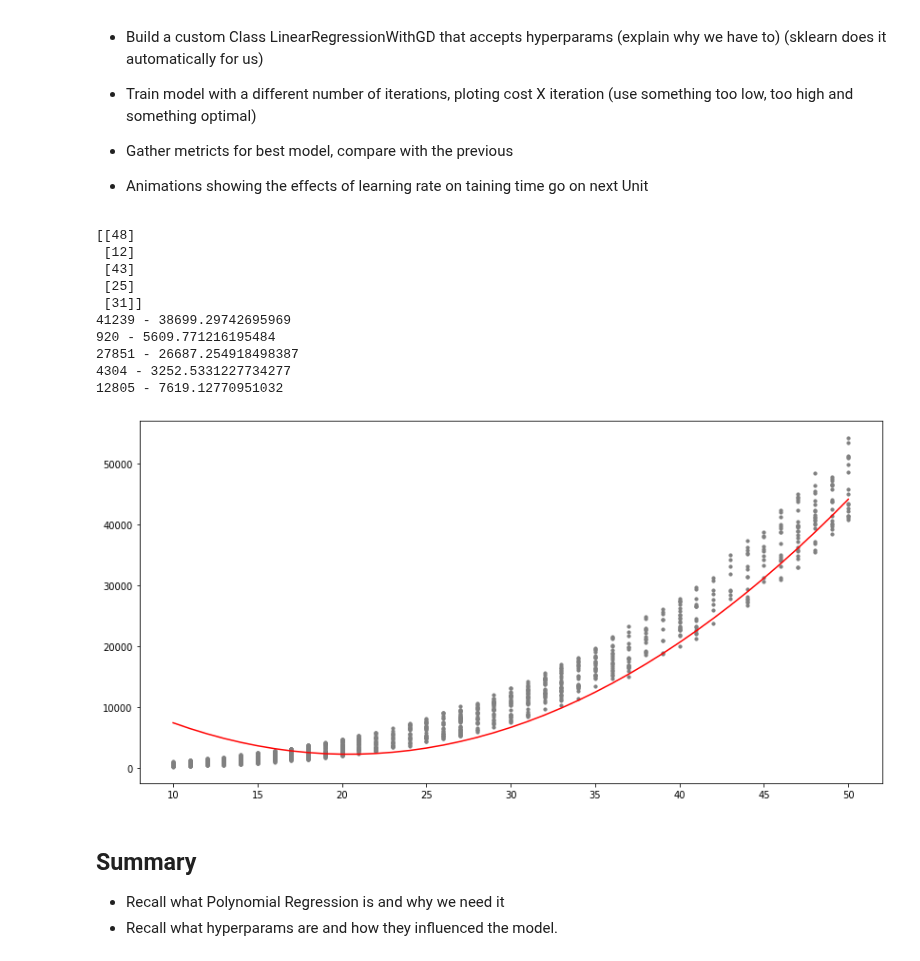
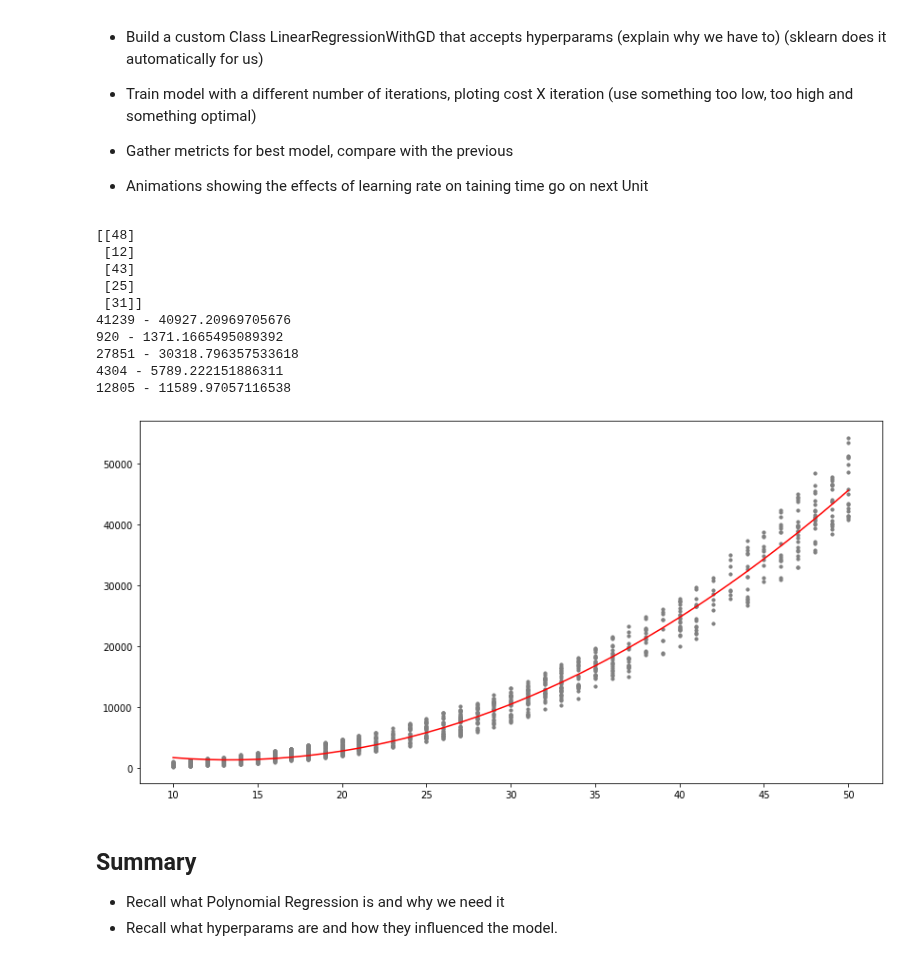
Before and after one commit to MicrosoftDocs/mslearn-introduction-to-machine-learning, a Jupyter notebook: 1b - unit 03 alt2.ipynb, the cells around one changed output. Drawn from its saved outputs; the diff is of its cells as text; code cells hidden in the pictures.

```diff
--- a/1b - unit 03 alt2.ipynb
+++ b/1b - unit 03 alt2.ipynb
@@ -187,7 +187,7 @@ X_poly = to_polynomial(X_norm)
 # print(X_poly)
 
 # Choose some alpha value - change this
-alpha = .001
+alpha = .01
 num_iters = 1000
 
 # init theta and run gradient descent
@@ -224,39 +224,39 @@ plt.show()
 
 # We need to use "to_frame" otherwise the code treats this a a pd.series
 # We have to add polynomial features otherwise this won't work
 
 # X = dataset.drop(columns="Total Accrued")
 # X["age"] = X["Account Age"]
 # X["age2"] = X["Account Age"]**2  #Polynomial feature
 # X = X.drop(columns="Account Age")
 # X = X.drop(columns="Account ID")
 
 # print(X[:10])
 
 # # X = dataset["Account Age"].to_frame()
 # y = dataset["Total Accrued"]
 # model = LinearRegressionUsingGradientDescent()
 # J, theta = model.fit(X,y, 0.04, 40000)
 
 # print(f"The array of weights is {theta}")
 
 # print(model.predict(10))
 # print(model.predict(20))
 # print(model.predict(30))
 # print(model.predict(40))
 # print(model.predict(50))
 # %% [output]
 [[48]
  [12]
  [43]
  [25]
  [31]]
-41239 - 38699.29742695969
-920 - 5609.771216195484
-27851 - 26687.254918498387
-4304 - 3252.5331227734277
-12805 - 7619.12770951032
+41239 - 40927.20969705676
+920 - 1371.1665495089392
+27851 - 30318.796357533618
+4304 - 5789.222151886311
+12805 - 11589.97057116538
-[figure, old version]
+[figure, new version]
 # %% [markdown]
 ## Summary
 
```
